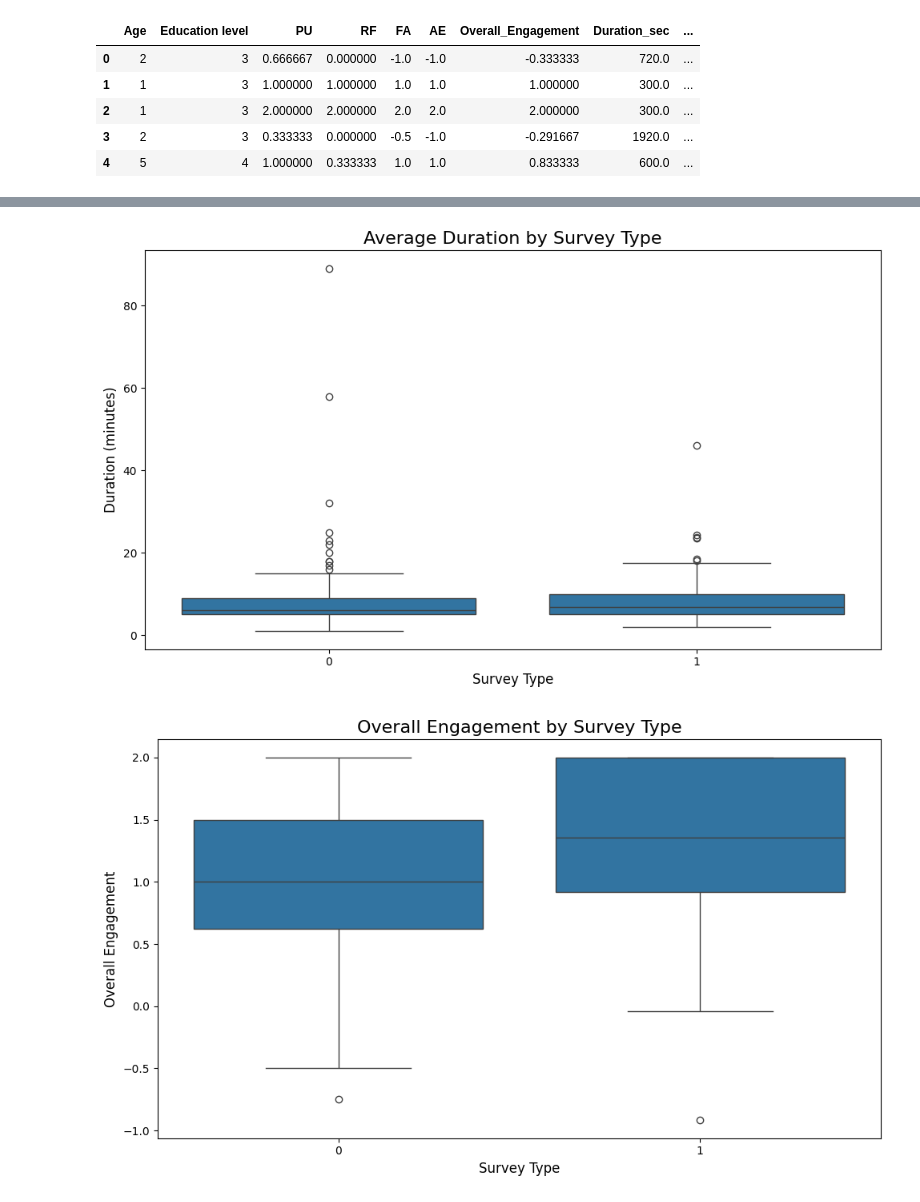
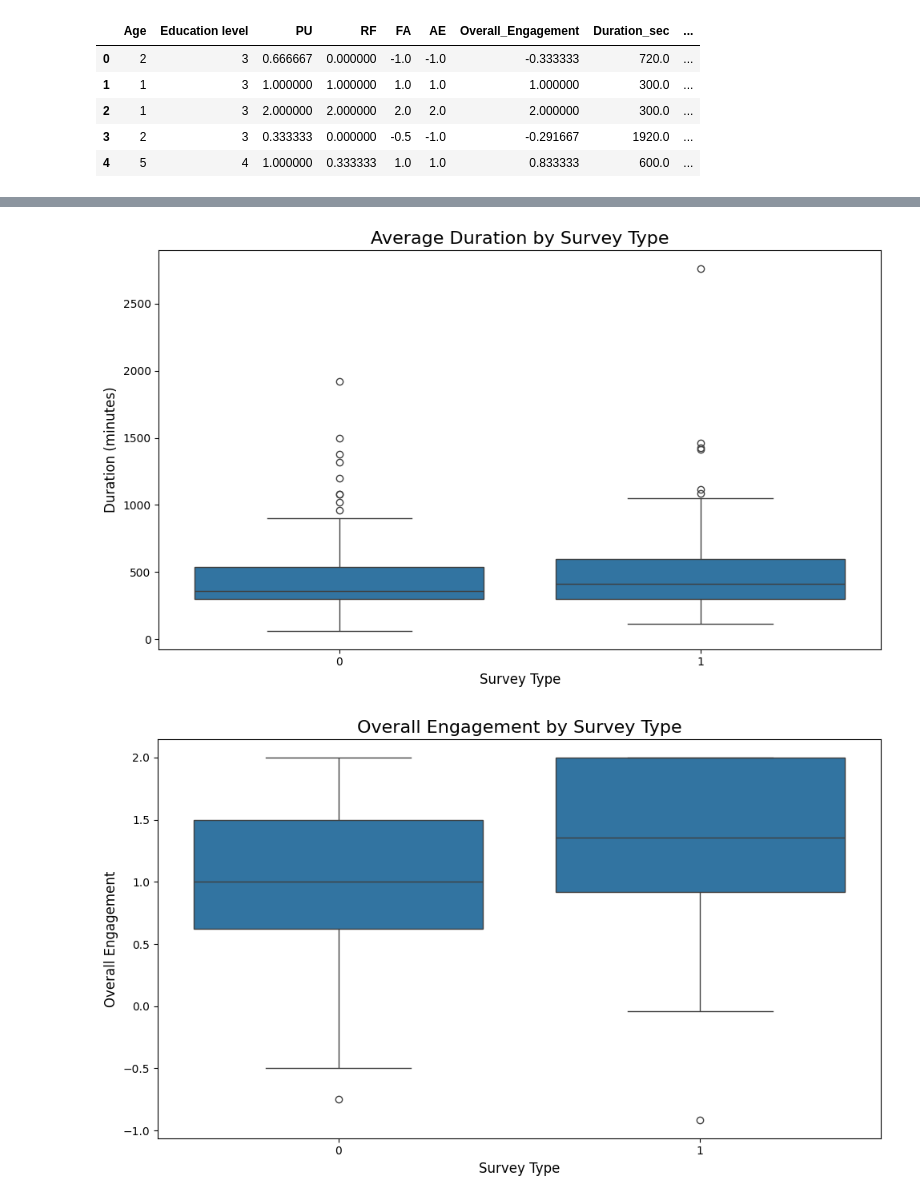
Before and after one commit to Jowayria-27/Fashion_Survey, a Jupyter notebook: Full_data.ipynb, the cells around one changed output, grey strips where cells are left out. Saved outputs shown, nothing was run; the diff lists cells and outputs as text; code cells hidden in the pictures.

```diff
--- a/Full_data.ipynb
+++ b/Full_data.ipynb
@@ -1049,17 +1049,17 @@ plt.show()
 # %%
 plt.figure(figsize=(10, 6))
-sns.boxplot(x='Survey_Type', y=combined_df['Duration_sec'] / 60, data=combined_df)
+sns.boxplot(x='Survey_Type', y=combined_df['Duration_sec'], data=combined_df)
 
 # Add titles and labels
 plt.title('Average Duration by Survey Type', fontsize=16)
 plt.xlabel('Survey Type', fontsize=12)
 plt.ylabel('Duration (minutes)', fontsize=12)
 
 # Show plot
 plt.tight_layout()
 plt.show()
 # %% [output]
-[figure, old version]
+[figure, new version]
 # %%
 plt.figure(figsize=(10, 6))
 sns.boxplot(x='Survey_Type', y='Overall_Engagement' ,data=combined_df)
```
Also changed, not shown: parts of 18 cells of this notebook.
